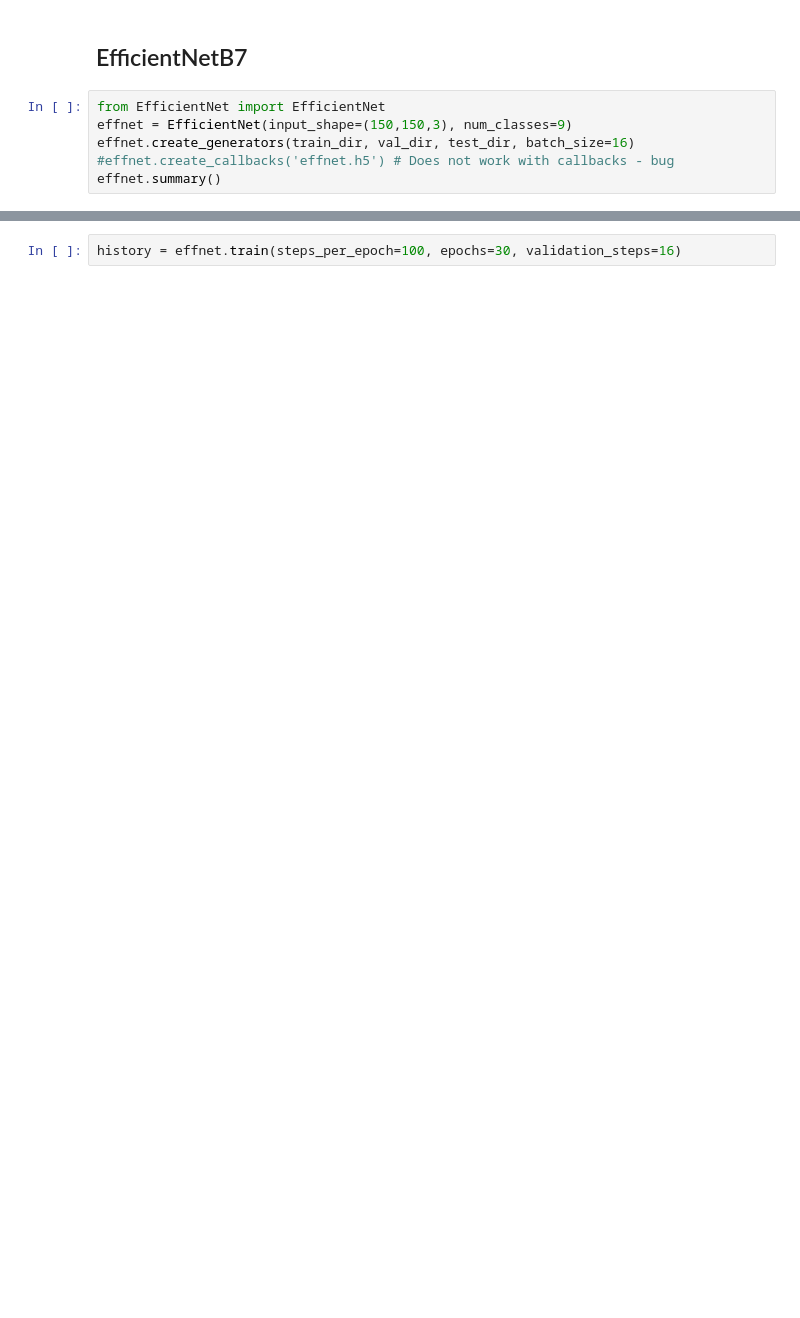
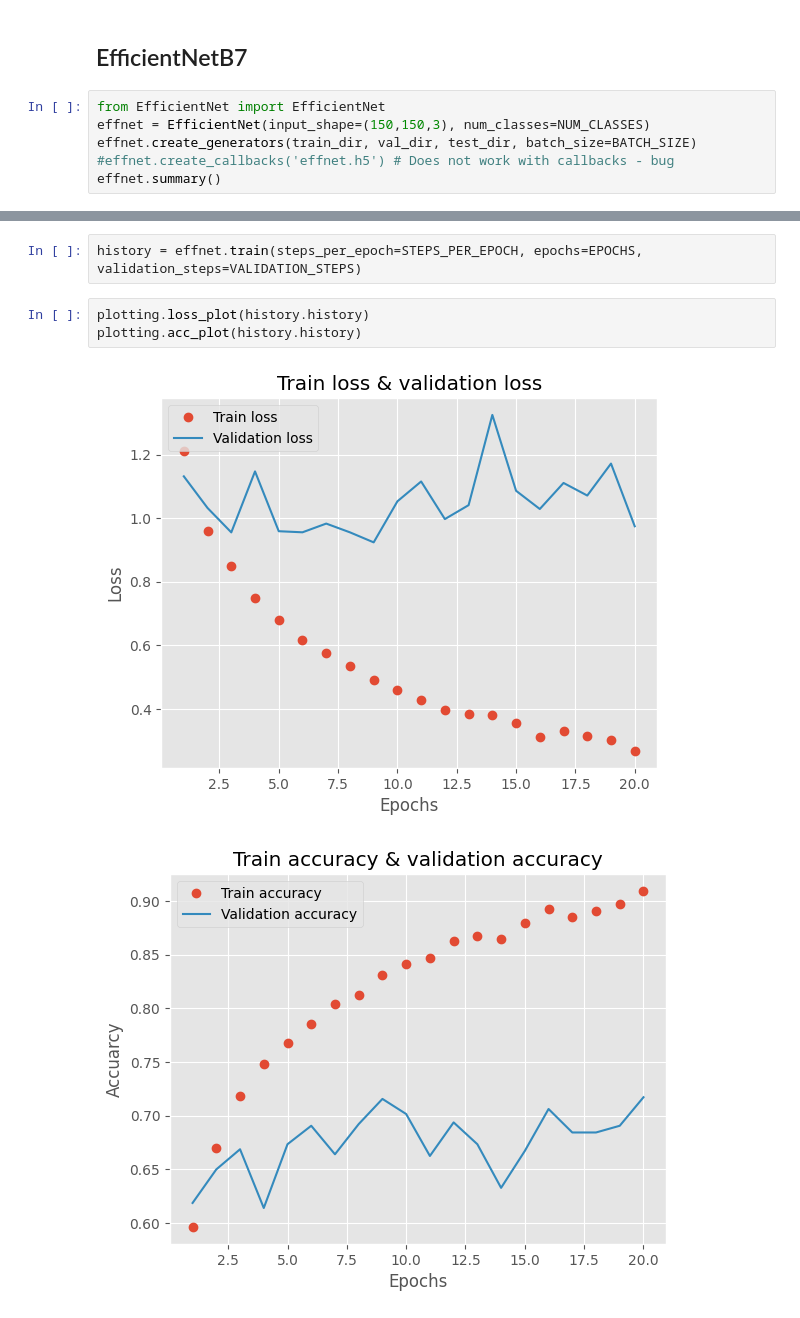
Before and after one commit to kamil271e/my-shrooms, a Jupyter notebook: mushrooms.ipynb, the cells around one changed output, grey strips where cells are left out. Cells and saved outputs as stored; diff of their text form; blank space fills up the shorter version.

```diff
--- a/mushrooms.ipynb
+++ b/mushrooms.ipynb
@@ -239,7 +184,7 @@ history = resnet.train(steps_per_epoch=STEPS_PER_EPOCH,
 ## EfficientNetB7
 # %%
 from EfficientNet import EfficientNet
-effnet = EfficientNet(input_shape=(150,150,3), num_classes=9)
-effnet.create_generators(train_dir, val_dir, test_dir, batch_size=16)
+effnet = EfficientNet(input_shape=(150,150,3), num_classes=NUM_CLASSES)
+effnet.create_generators(train_dir, val_dir, test_dir, batch_size=BATCH_SIZE)
 #effnet.create_callbacks('effnet.h5') # Does not work with callbacks - bug
 effnet.summary()
@@ -246,2 +209,8 @@ effnet.summary()
 # %%
-history = effnet.train(steps_per_epoch=100, epochs=30, validation_steps=16)
+history = effnet.train(steps_per_epoch=STEPS_PER_EPOCH, epochs=EPOCHS, validation_steps=VALIDATION_STEPS)
+# %%
+plotting.loss_plot(history.history)
+plotting.acc_plot(history.history)
+# %% [output]
+[figure, added]
+[figure, added]
```
Also changed, not shown: parts of 23 cells of this notebook, 2 other files.
